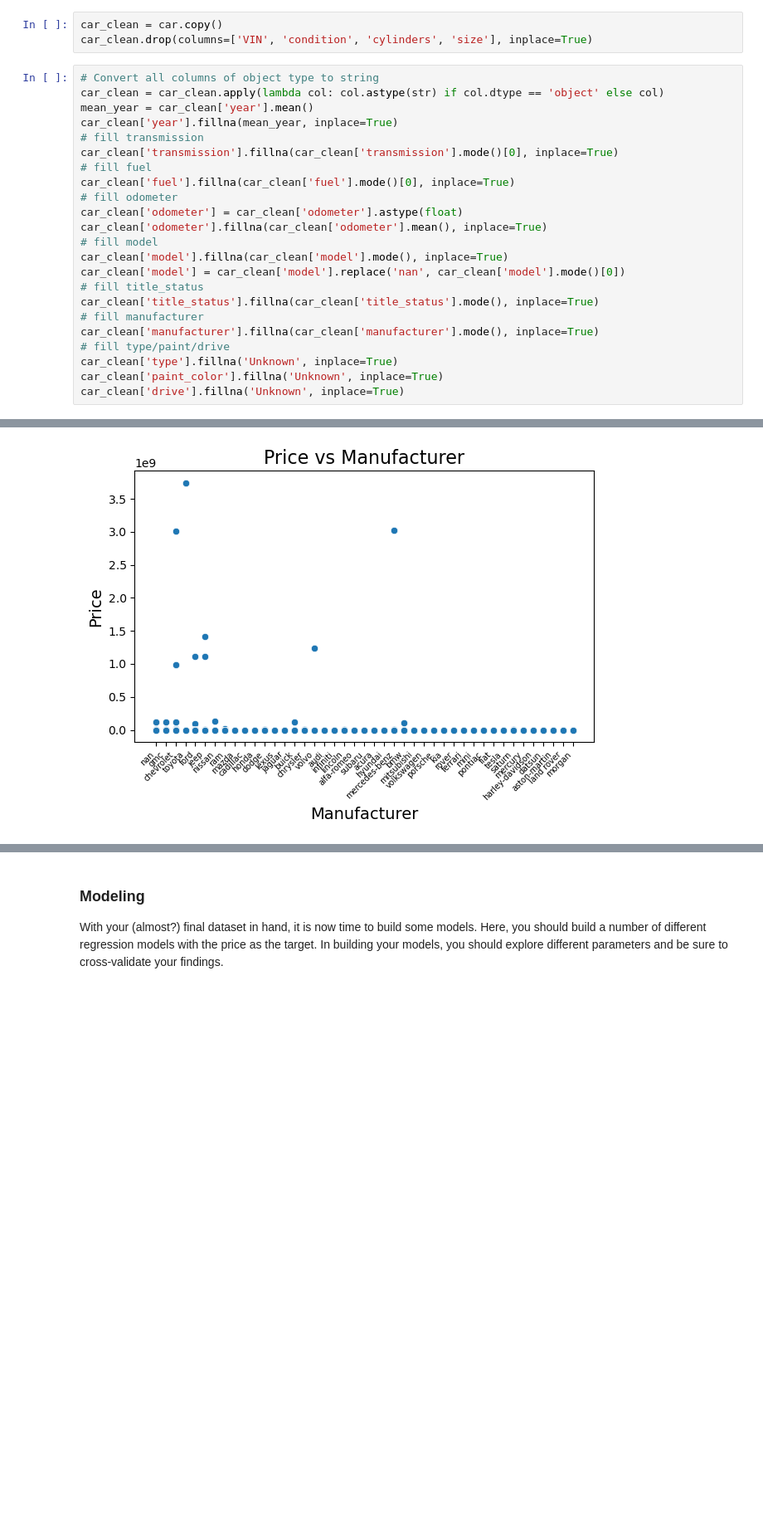
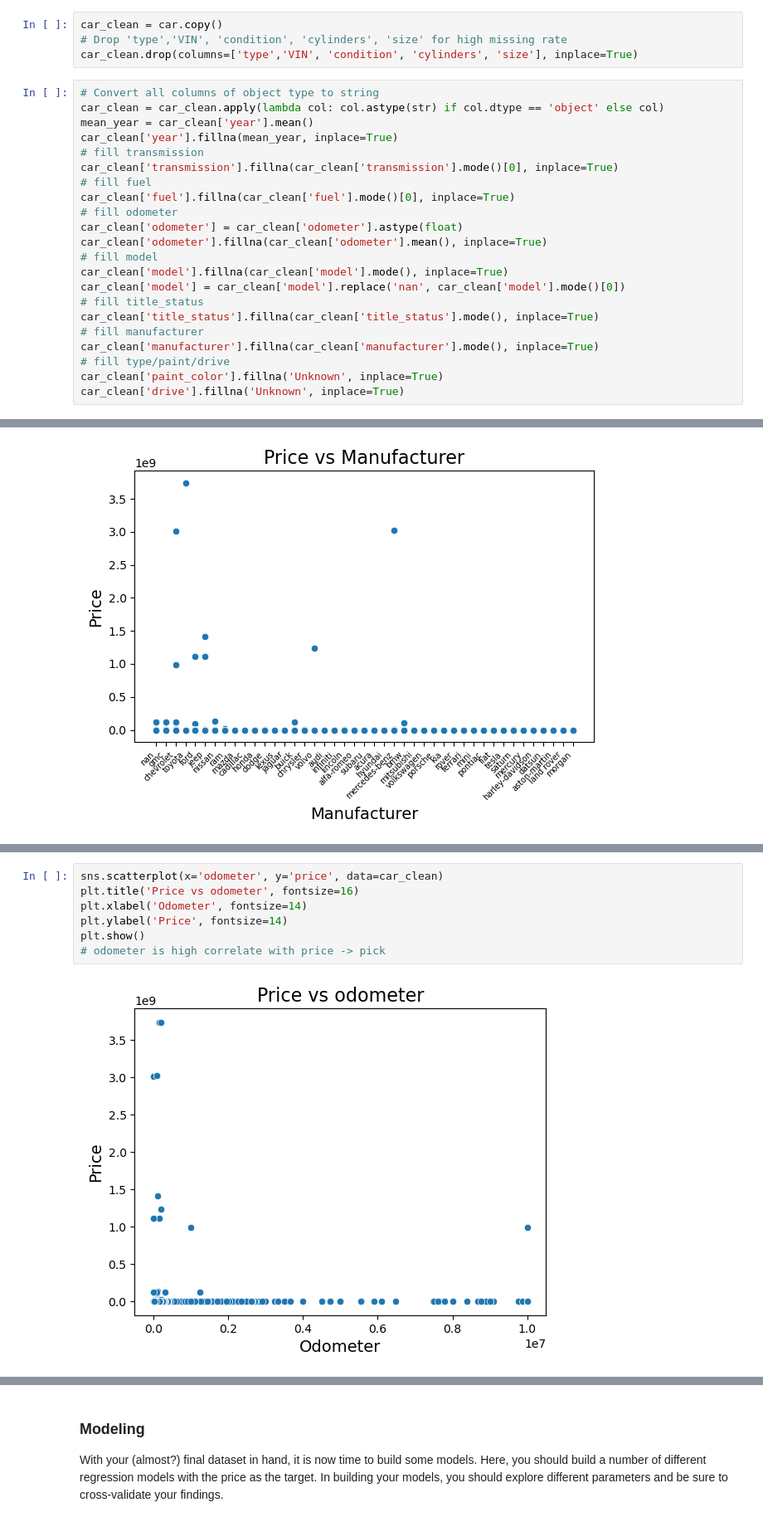
Before and after one commit to orczhu/zhu-ai-learning, a Jupyter notebook: car_price_analysis/prompt_II.ipynb, the cells around one changed output, grey strips where cells are left out. Shown at 83% size. Cells and saved outputs as stored; diff of their text form; blank space fills up the shorter version.

Commit message:
Done for data clean

```diff
--- a/car_price_analysis/prompt_II.ipynb
+++ b/car_price_analysis/prompt_II.ipynb
@@ -149,7 +149,8 @@ Per missing rate, here is my thinking and treatment
 After our initial exploration and fine-tuning of the business understanding, it is time to construct our final dataset prior to modeling.  Here, we want to make sure to handle any integrity issues and cleaning, the engineering of new features, any transformations that we believe should happen (scaling, logarithms, normalization, etc.), and general preparation for modeling with `sklearn`.
 # %%
 car_clean = car.copy()
-car_clean.drop(columns=['VIN', 'condition', 'cylinders', 'size'], inplace=True)
+# Drop 'type','VIN', 'condition', 'cylinders', 'size' for high missing rate
+car_clean.drop(columns=['type','VIN', 'condition', 'cylinders', 'size'], inplace=True)
 # %%
 # Convert all columns of object type to string
 car_clean = car_clean.apply(lambda col: col.astype(str) if col.dtype == 'object' else col)
@@ -170,7 +171,6 @@ car_clean['title_status'].fillna(car_clean['title_status'].mode(), inplace=True)
 # fill manufacturer
 car_clean['manufacturer'].fillna(car_clean['manufacturer'].mode(), inplace=True)
 # fill type/paint/drive
-car_clean['type'].fillna('Unknown', inplace=True)
 car_clean['paint_color'].fillna('Unknown', inplace=True)
 car_clean['drive'].fillna('Unknown', inplace=True)
 # %%
@@ -238,3 +238,12 @@ sns.scatterplot(x='model', y='price', data=car_clean)
  '96 Suburban' 'Paige Glenbrook Touring']
 <Axes: xlabel='model', ylabel='price'>
 [figure]
+# %%
+sns.scatterplot(x='odometer', y='price', data=car_clean)
+plt.title('Price vs odometer', fontsize=16)
+plt.xlabel('Odometer', fontsize=14)
+plt.ylabel('Price', fontsize=14)
+plt.show()
+# odometer is high correlate with price -> pick
+# %% [output]
+[figure, added]
```
Also changed, not shown: parts of 2 cells of this notebook.
